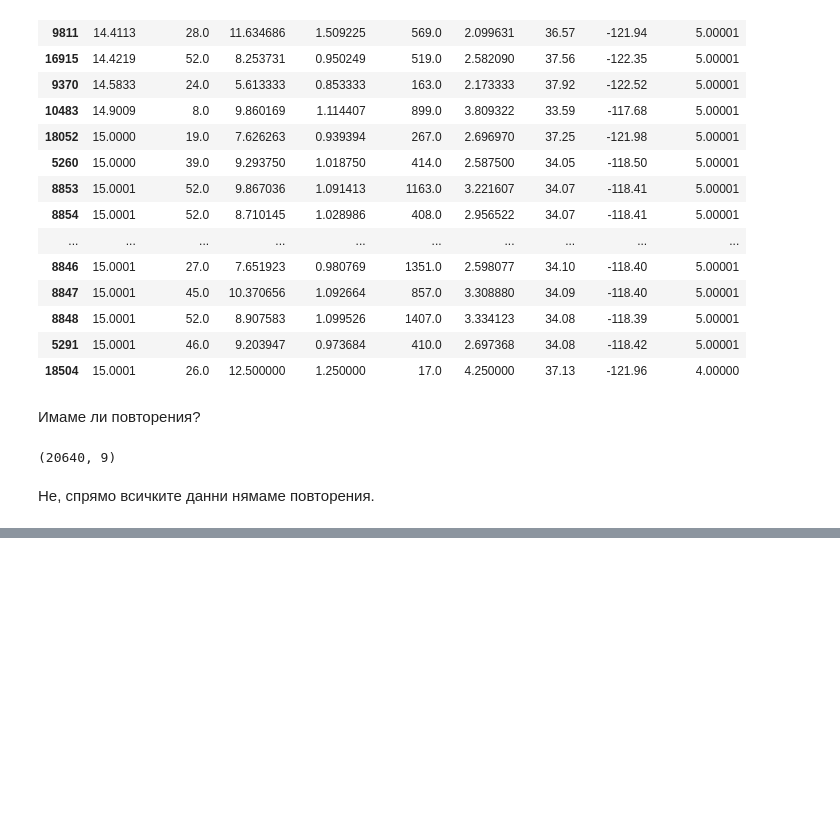
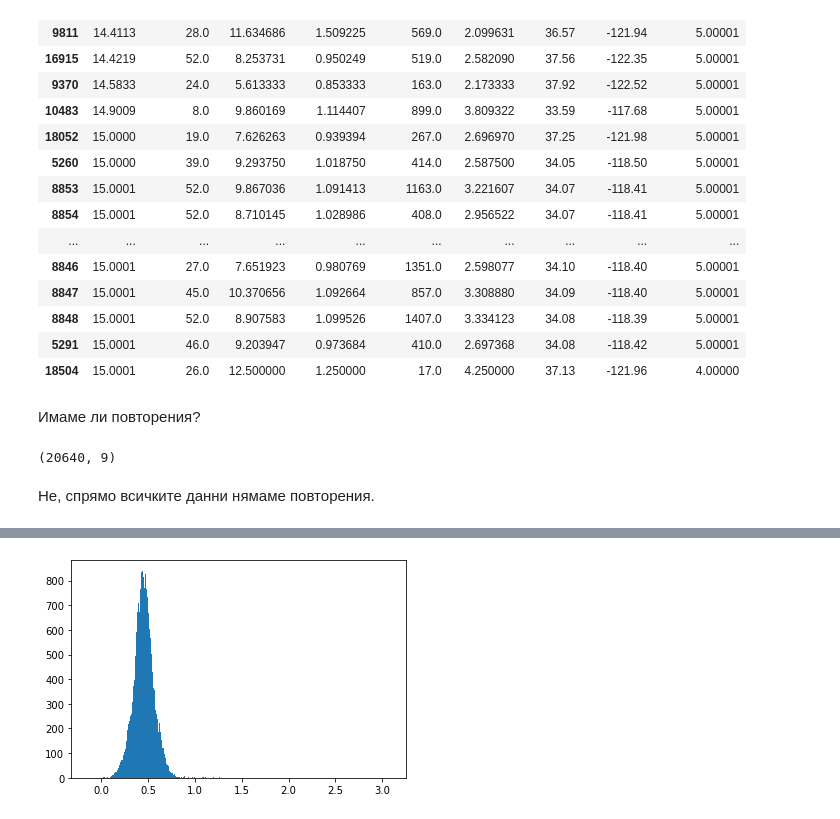
Before and after one commit to GalkaKG/Machine-Learning, a Jupyter notebook: 02.Linear and Logistic Regression/02.Linear and Logistic Regression.ipynb, the cells around one changed output, grey strips where cells are left out. Saved outputs shown, nothing was run; the diff lists cells and outputs as text; code cells hidden in the pictures; blank space fills up the shorter version.

```diff
--- a/02.Linear and Logistic Regression/02.Linear and Logistic Regression.ipynb
+++ b/02.Linear and Logistic Regression/02.Linear and Logistic Regression.ipynb
@@ -101,0 +142,5 @@ house_prices.drop_duplicates().shape
+# %%
+plt.hist(np.log10(house_prices.AveOccup), bins = "fd")
+plt.show()
+# %% [output]
+[figure, added]
```
Also changed, not shown: parts of 8 cells of this notebook.
